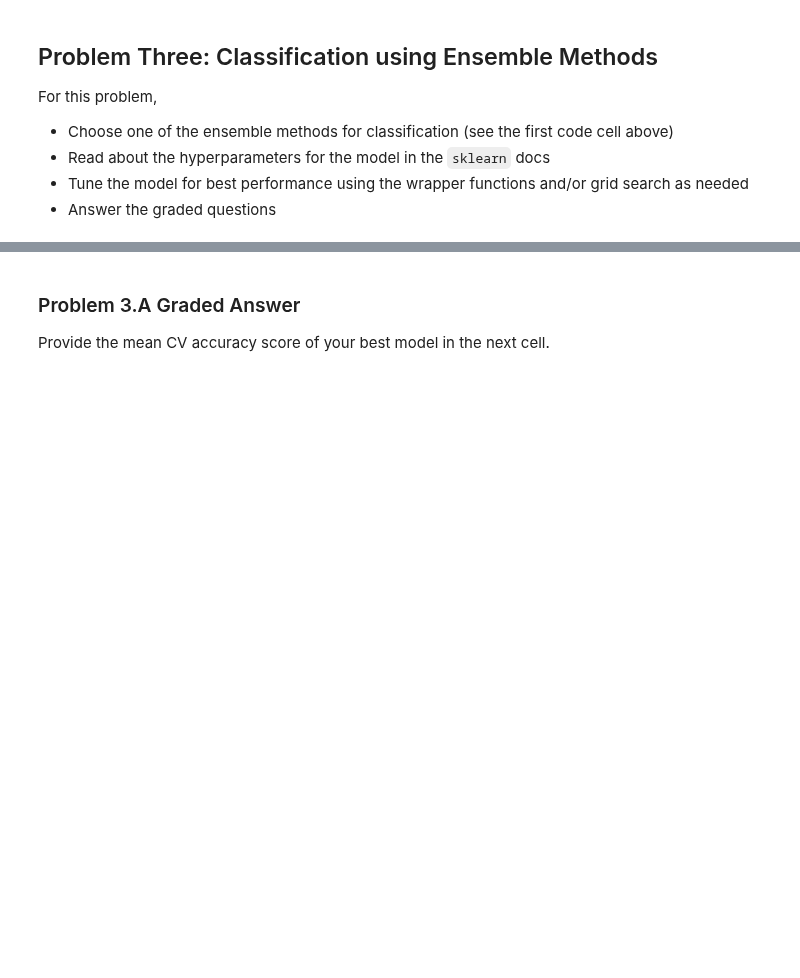
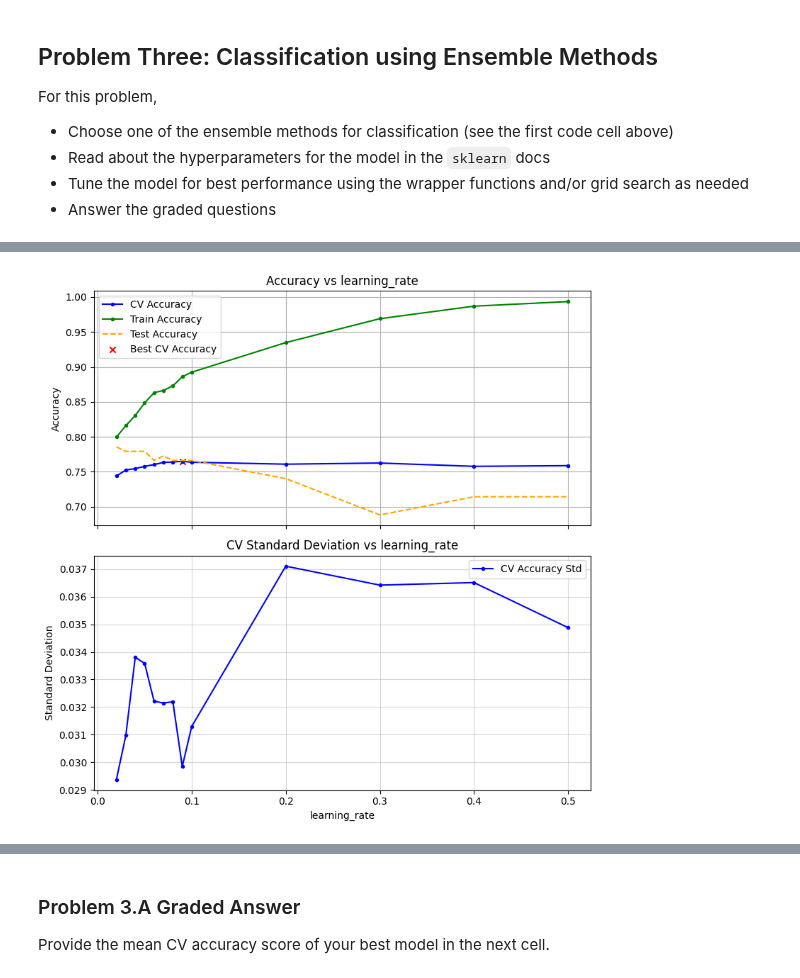
Before and after one commit to SergeyNelyapenkoBU/Module-3-Assignments, a Jupyter notebook: Homework_08.ipynb, the cells around one changed output, grey strips where cells are left out. Cells and saved outputs as stored; diff of their text form; code cells hidden in the pictures; blank space fills up the shorter version.

```diff
--- a/Homework_08.ipynb
+++ b/Homework_08.ipynb
@@ -440,0 +511,23 @@ For this problem,
+# %%
+model = GradientBoostingClassifier
+Parameters = Parameters_best.copy()
+param = 'learning_rate'
+sweep_name="GradientBoostingClassifier"
+parameter_list = [0.02, 0.03, 0.04, 0.05, 0.06, 0.07, 0.08, 0.09, 0.1, 0.2, 0.3, 0.4, 0.5]
+
+Parameters_best = sweep_parameter(model,
+                    Parameters,
+                    param,
+                    parameter_list,
+                    X_train          = X_train,                 # The defaults use global parameters, you can override this by simply giving the arguments explicitly
+                    y_train          = y_train,
+                    X_test           = X_test,
+                    y_test           = y_test,
+                    verbose          = True,
+                    n_iter_no_change = None,
+                    delta            = 0.001,
+                    n_jobs           = -1,
+                    n_repeats        = n_repeats )
+print(f"Parameters_best: {Parameters_best}")
+# %% [output]
+[figure, added]
```
Also changed, not shown: parts of 11 cells of this notebook.
